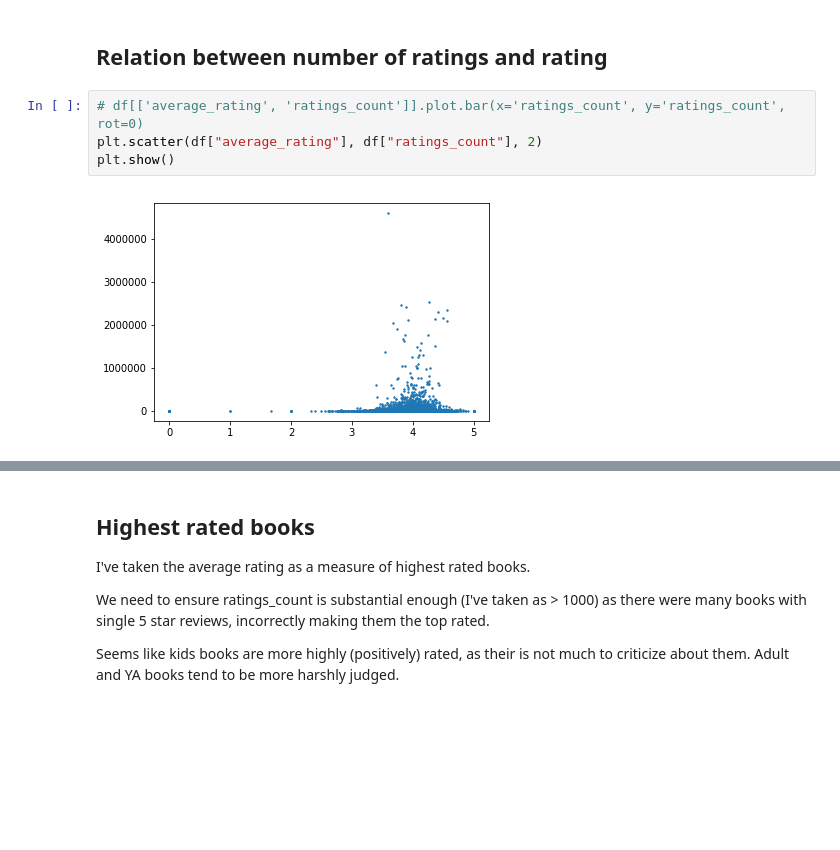
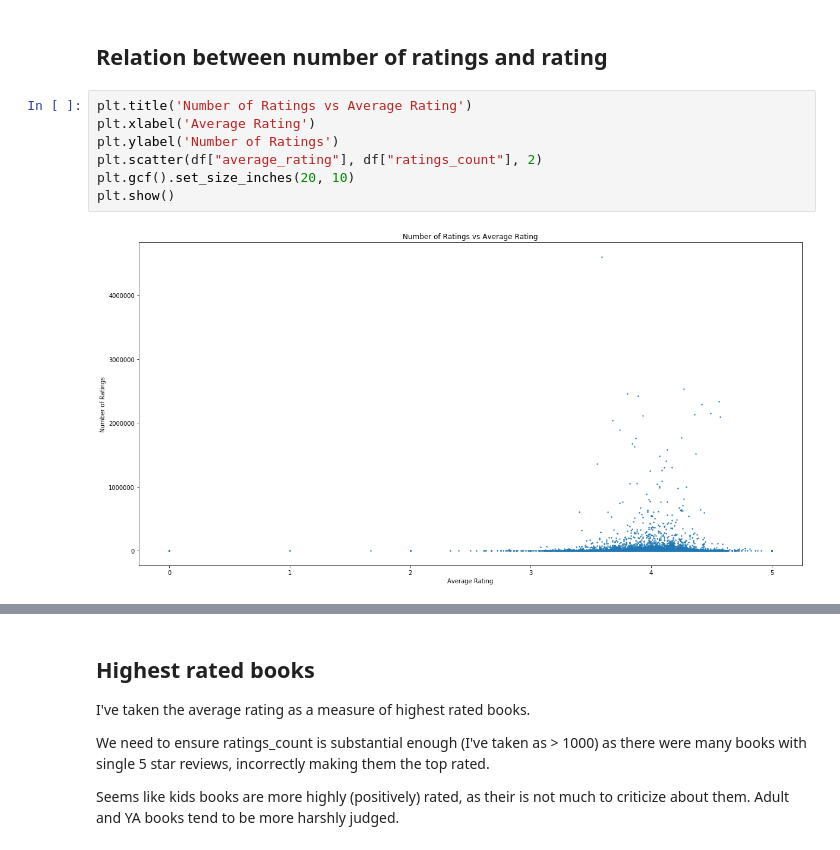
Before and after one commit to ayushi-jha/Data-Science, a Jupyter notebook: Goodreads.ipynb, the cells around one changed output, grey strips where cells are left out. Drawn from its saved outputs; the diff is of its cells as text; blank space fills up the shorter version.

```diff
--- a/Goodreads.ipynb
+++ b/Goodreads.ipynb
@@ -86,9 +81,12 @@ df.head
 [11123 rows x 13 columns]>
 # %% [markdown]
 ## Relation between number of ratings and rating
-# %%
-# df[['average_rating', 'ratings_count']].plot.bar(x='ratings_count', y='ratings_count', rot=0)
-plt.scatter(df["average_rating"], df["ratings_count"], 2)
-plt.show()
-# %% [output]
-[figure, removed]
+# %%
+plt.title('Number of Ratings vs Average Rating')
+plt.xlabel('Average Rating')
+plt.ylabel('Number of Ratings')
+plt.scatter(df["average_rating"], df["ratings_count"], 2)
+plt.gcf().set_size_inches(20, 10)
+plt.show()
+# %% [output]
+[figure, added]
```
Also changed, not shown: parts of 17 cells of this notebook.
